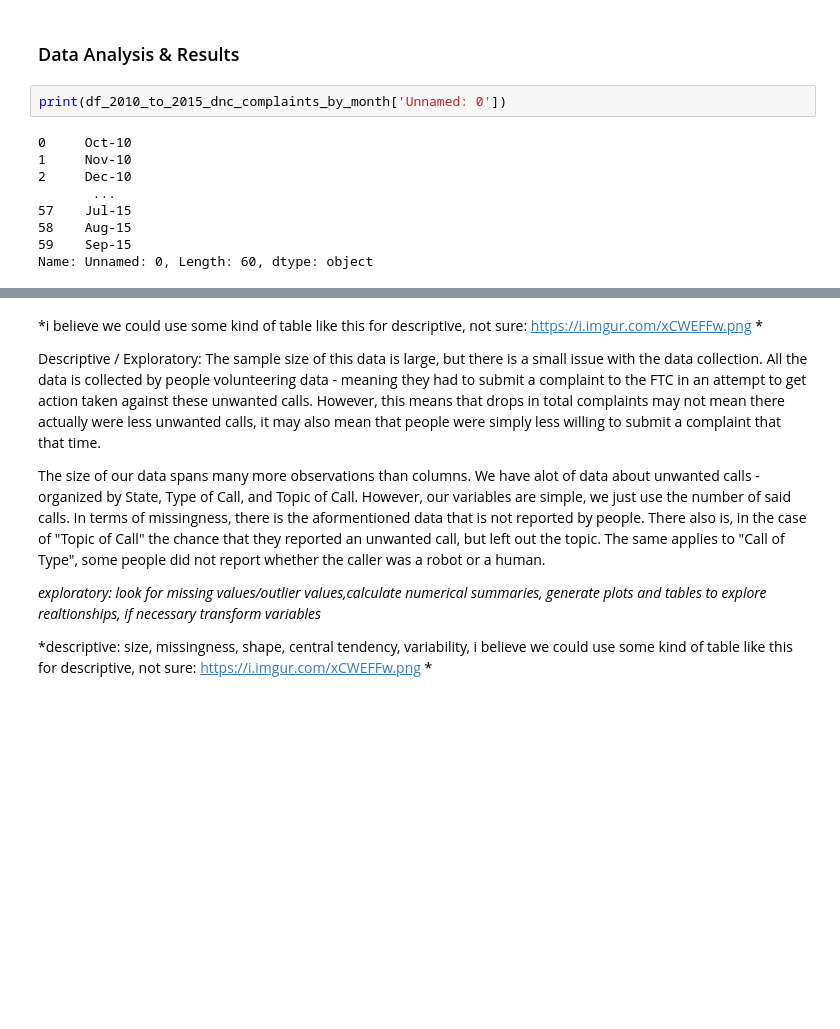
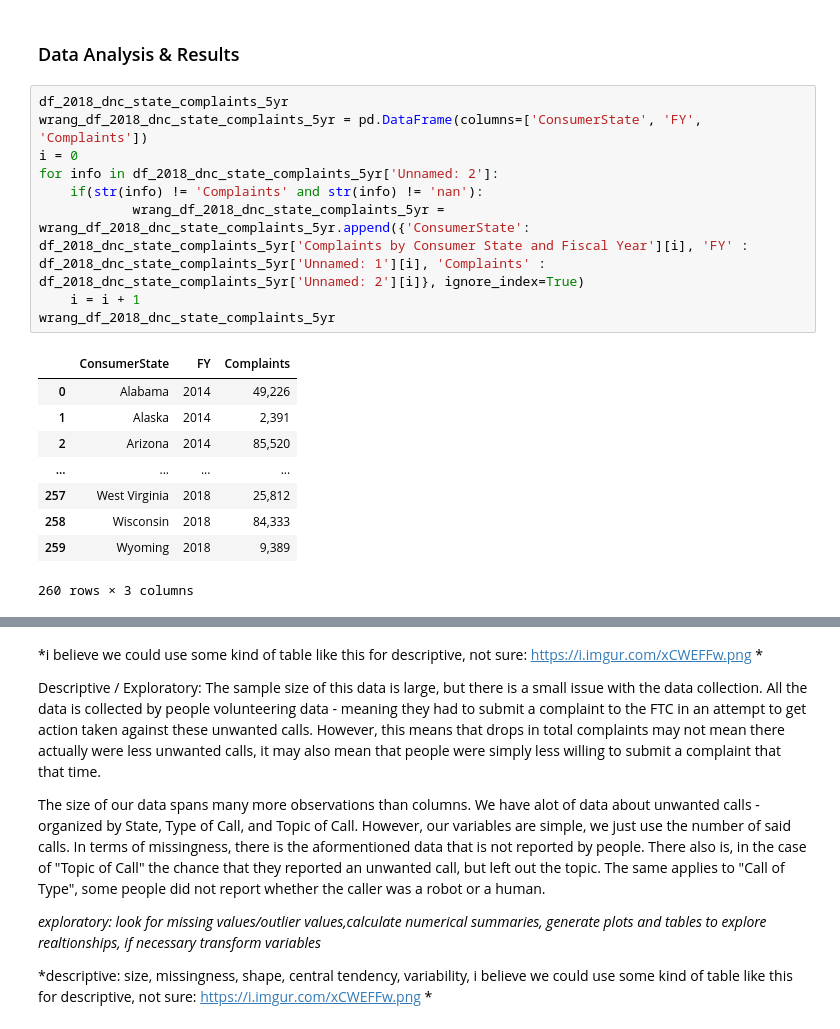
Before and after one commit to DannyFung97/nigerian-princes, a Jupyter notebook: Final Project Notebook.ipynb, the cells around one changed output, grey strips where cells are left out. Drawn from its saved outputs; the diff is of its cells as text; blank space fills up the shorter version.

```diff
--- a/Final Project Notebook.ipynb
+++ b/Final Project Notebook.ipynb
@@ -95,13 +97,21 @@ df_2010_to_2015_dnc_complaints_by_month = pd.read_csv("csv_files/2010_to_2015_dn
 # %% [markdown]
 ### Data Analysis & Results
-# %%
-print(df_2010_to_2015_dnc_complaints_by_month['Unnamed: 0'])
-# %% [output]
-0     Oct-10
-1     Nov-10
-2     Dec-10
-       ...
-57    Jul-15
-58    Aug-15
-59    Sep-15
-Name: Unnamed: 0, Length: 60, dtype: object
+# %%
+df_2018_dnc_state_complaints_5yr
+wrang_df_2018_dnc_state_complaints_5yr = pd.DataFrame(columns=['ConsumerState', 'FY', 'Complaints'])
+i = 0
+for info in df_2018_dnc_state_complaints_5yr['Unnamed: 2']:
+    if(str(info) != 'Complaints' and str(info) != 'nan'):
+            wrang_df_2018_dnc_state_complaints_5yr = wrang_df_2018_dnc_state_complaints_5yr.append({'ConsumerState': df_2018_dnc_state_complaints_5yr['Complaints by Consumer State and Fiscal Year'][i], 'FY' : df_2018_dnc_state_complaints_5yr['Unnamed: 1'][i], 'Complaints' : df_2018_dnc_state_complaints_5yr['Unnamed: 2'][i]}, ignore_index=True)
+    i = i + 1
+wrang_df_2018_dnc_state_complaints_5yr
+# %% [output]
+|  | ConsumerState | FY | Complaints |
+| 0 | Alabama | 2014 | 49,226 |
+| 1 | Alaska | 2014 | 2,391 |
+| 2 | Arizona | 2014 | 85,520 |
+| ... | ... | ... | ... |
+| 257 | West Virginia | 2018 | 25,812 |
+| 258 | Wisconsin | 2018 | 84,333 |
+| 259 | Wyoming | 2018 | 9,389 |
+260 rows × 3 columns
```
Also changed, not shown: parts of 8 cells of this notebook.
